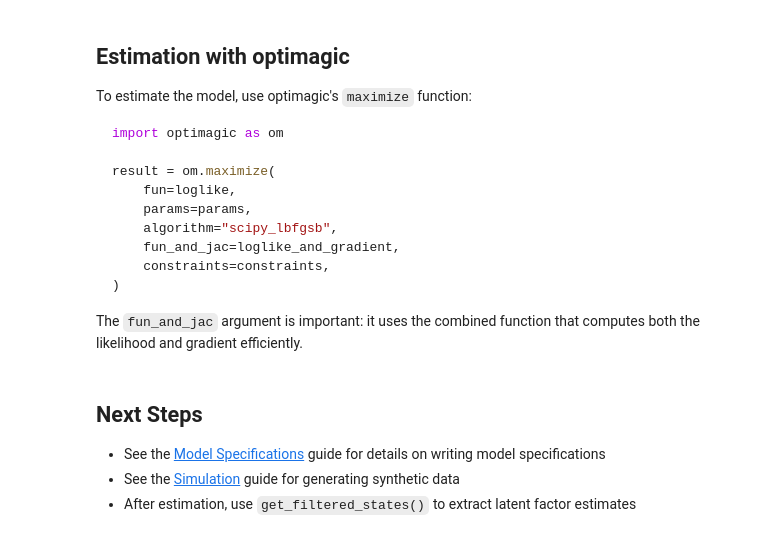
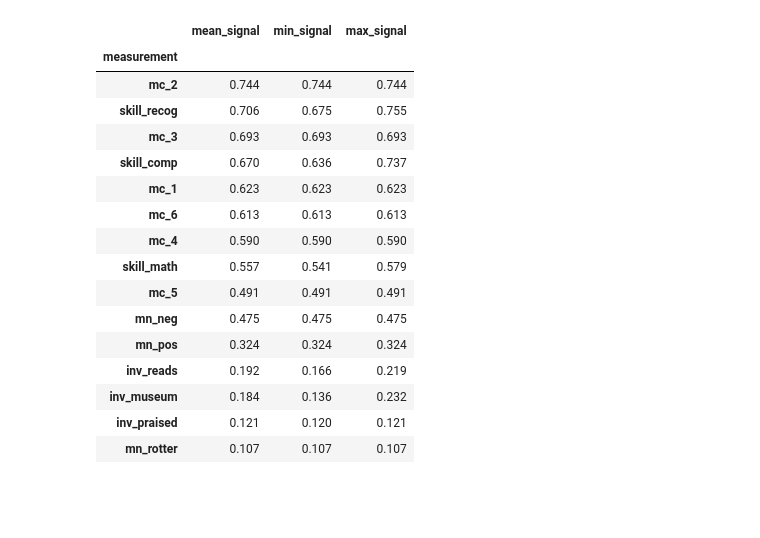
Before and after one commit to OpenSourceEconomics/skillmodels, a Jupyter notebook: docs/getting_started/tutorial.ipynb, the cells around one changed output. Saved outputs shown, nothing was run; the diff lists cells and outputs as text; code cells hidden in the pictures; blank space fills up the shorter version.

````diff
--- a/docs/getting_started/tutorial.ipynb
+++ b/docs/getting_started/tutorial.ipynb
@@ -93,4 +262,14 @@ loglike_and_gradient = max_inputs["loglike_and_gradient"]
 # %%
-# First call includes compilation time
-loglike_value = loglike(params)
-print(f"Log-likelihood at starting values: {loglike_value:.2f}")
+amn_options = AMNEstimationOptions(
+    n_mixture_components=2,
+    em_max_iter=500,
+    n_simulation_draws=50_000,
+    seed=0,
+)
+amn_result = estimate_amn(
+    model_spec=model,
+    data=data,
+    amn_options=amn_options,
+    fixed_params=fixed_params,
+)
+print(f"AMN success: {amn_result.success}")
@@ -109,27 +278,26 @@ print(f"Number of auto-generated constraints: {len(constraints)}")
-# %% [markdown]
-## Estimation with optimagic
-
-To estimate the model, use optimagic's `maximize` function:
-
-```python
-import optimagic as om
-
-result = om.maximize(
-    fun=loglike,
-    params=params,
-    algorithm="scipy_lbfgsb",
-    fun_and_jac=loglike_and_gradient,
-    constraints=constraints,
-)
-```
-
-The `fun_and_jac` argument is important: it uses the combined function that
-computes both the likelihood and gradient efficiently.
-# %% [markdown]
-## Next Steps
-
-- See the [Model Specifications](../how_to_guides/model_specs.md) guide for details
-  on writing model specifications
-- See the [Simulation](../how_to_guides/how_to_simulate_dataset.ipynb) guide for
-  generating synthetic data
-- After estimation, use `get_filtered_states()` to extract latent factor estimates
+# %%
+amn_posterior = get_amn_posterior_states(amn_result=amn_result, data=data)
+amn_states = amn_posterior["unanchored_states"]["states"]
+amn_decomp = decompose_measurement_variance(
+    model_spec=model, params=amn_result.all_params, filtered_states=amn_states
+)
+amn_reliability = summarize_measurement_reliability(amn_decomp)
+amn_reliability
+# %% [output]
+|  | mean_signal | min_signal | max_signal |
+| measurement |  |  |  |
+| mc_2 | 0.744 | 0.744 | 0.744 |
+| skill_recog | 0.706 | 0.675 | 0.755 |
+| mc_3 | 0.693 | 0.693 | 0.693 |
+| skill_comp | 0.670 | 0.636 | 0.737 |
+| mc_1 | 0.623 | 0.623 | 0.623 |
+| mc_6 | 0.613 | 0.613 | 0.613 |
+| mc_4 | 0.590 | 0.590 | 0.590 |
+| skill_math | 0.557 | 0.541 | 0.579 |
+| mc_5 | 0.491 | 0.491 | 0.491 |
+| mn_neg | 0.475 | 0.475 | 0.475 |
+| mn_pos | 0.324 | 0.324 | 0.324 |
+| inv_reads | 0.192 | 0.166 | 0.219 |
+| inv_museum | 0.184 | 0.136 | 0.232 |
+| inv_praised | 0.121 | 0.120 | 0.121 |
+| mn_rotter | 0.107 | 0.107 | 0.107 |
````
Also changed, not shown: parts of 27 cells of this notebook, 2 other files.
